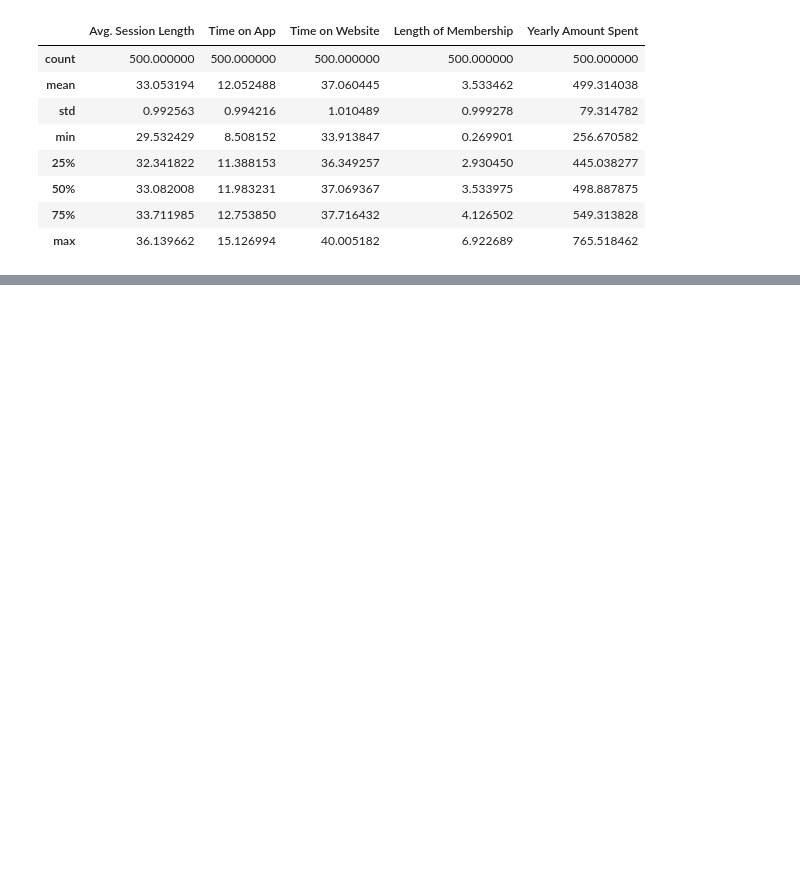
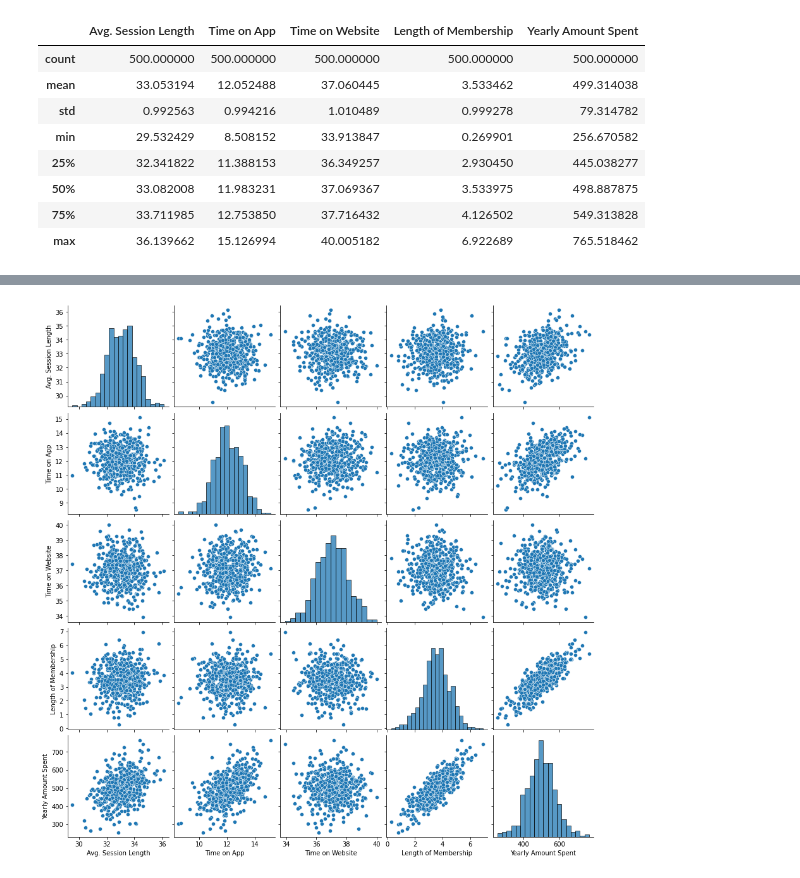
Before and after one commit to daeisbae/KaggleEcommerceAnalysisAndML, a Jupyter notebook: DataAnalysis.ipynb, the cells around one changed output, grey strips where cells are left out. Saved outputs shown, nothing was run; the diff lists cells and outputs as text; code cells hidden in the pictures; blank space fills up the shorter version.

```diff
--- a/DataAnalysis.ipynb
+++ b/DataAnalysis.ipynb
@@ -58,0 +49,4 @@ It shows "Length of MemberShip" has the strongest connection with yearly amount
+# %%
+sns.pairplot(dataset);
+# %% [output]
+[figure, added]
```
Also changed, not shown: parts of 18 cells of this notebook, 10 other files.
